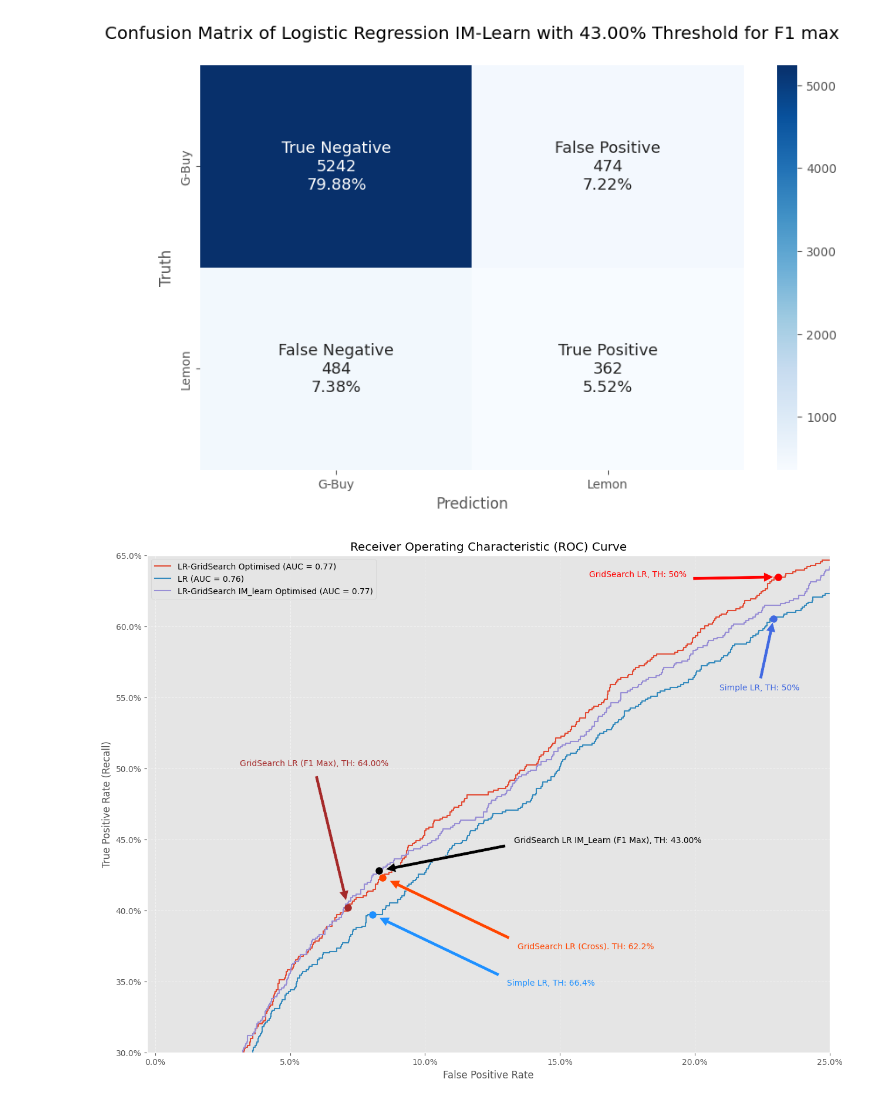
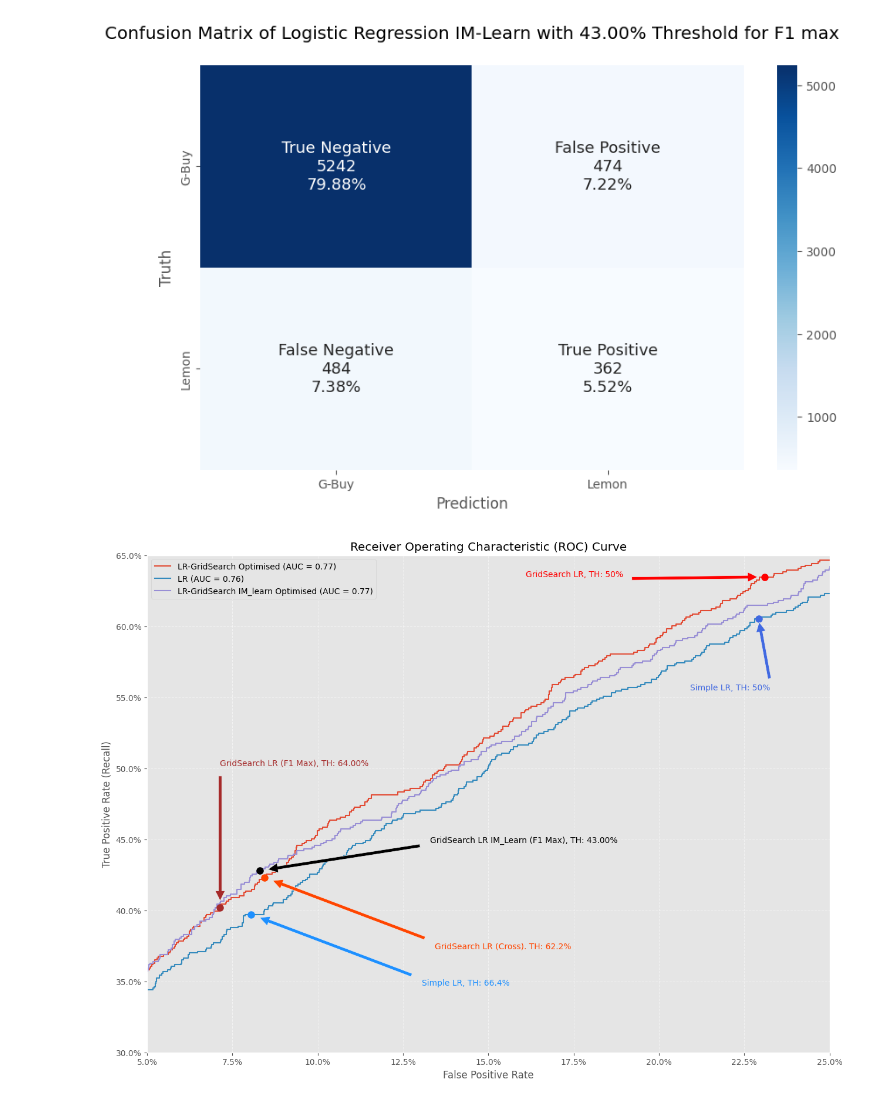
Before and after one commit to Joe-ElM/Used-Cars-Sales, a Jupyter notebook: Notebooks/4. LR Model.ipynb, the cells around one changed output. Cells and saved outputs as stored; diff of their text form; code cells hidden in the pictures.

Commit message:
last plot limits changed

```diff
--- a/Notebooks/4. LR Model.ipynb
+++ b/Notebooks/4. LR Model.ipynb
@@ -657,7 +657,7 @@ plt.gca().xaxis.set_major_formatter(ticker.PercentFormatter(xmax=1))
 plt.gca().yaxis.set_major_formatter(ticker.PercentFormatter(xmax=1))
 plt.legend()
 ax.grid(True, linestyle='--', alpha=0.5)
-ax.set_xlim(left=-0.003 , right=0.25)
+ax.set_xlim(left=0.05 , right=0.25)
 ax.set_ylim(bottom=0.3, top=0.65)
 
 
@@ -678,35 +678,35 @@ ax.annotate('Simple LR, TH: 66.4%', xy=(cm_fpr_lr_th, cm_recall_lr_th), xytext=(
             arrowprops=dict(facecolor='dodgerblue', shrink=0.05), color = 'dodgerblue'
             )
 # ----------------------------------------------------------------------------------
 # Optimised Grid LR 50% Threshold
 cm_fpr_lr_grid, cm_recall_lr_grid = fpr_tpr(y_test, pred_lr_grid)
 plt.plot(cm_fpr_lr_grid, cm_recall_lr_grid, 'o', ms=8, mec='red', mfc='red',mew=1)
 ax.annotate('GridSearch LR, TH: 50%', xy=(cm_fpr_lr_grid, cm_recall_lr_grid), xytext=(cm_fpr_lr_grid - 0.07, cm_recall_lr_grid ),
             arrowprops=dict(facecolor='red', shrink=0.05), color='red'
             )
 # ----------------------------------------------------------------------------------
 # Optimised Grid LR f1 optimised precision/recall cross
 cm_fpr_lr_grid_cross, cm_recall_lr_grid_cross = fpr_tpr(y_test, pred_proba_lr_grid_cross)
 plt.plot(cm_fpr_lr_grid_cross, cm_recall_lr_grid_cross, 'o', ms=8, mec='orangered', mfc='orangered',mew=1)
 ax.annotate('GridSearch LR (Cross). TH: 62.2%', xy=(cm_fpr_lr_grid_cross, cm_recall_lr_grid_cross), xytext=(cm_fpr_lr_grid_cross + 0.05, cm_recall_lr_grid_cross - 0.05),
             arrowprops=dict(facecolor='orangered', shrink=0.05), color='orangered'
             )
 # ----------------------------------------------------------------------------------
 # Optimised Grid LR f1 optimised
 cm_fpr_lr_grid_f1max, cm_recall_lr_grid_f1max = fpr_tpr(y_test, pred_proba_lr_grid_f1max)
 plt.plot(cm_fpr_lr_grid_f1max, cm_recall_lr_grid_f1max, 'o', ms=8, mec='brown', mfc='brown',mew=1)
-ax.annotate(f'GridSearch LR (F1 Max), TH: {max_f1_threshold:.2%}', xy=(cm_fpr_lr_grid_f1max, cm_recall_lr_grid_f1max), xytext=(cm_fpr_lr_grid_f1max - 0.04 , cm_recall_lr_grid_f1max + 0.1),
+ax.annotate(f'GridSearch LR (F1 Max), TH: {max_f1_threshold:.2%}', xy=(cm_fpr_lr_grid_f1max, cm_recall_lr_grid_f1max), xytext=(cm_fpr_lr_grid_f1max  , cm_recall_lr_grid_f1max + 0.1),
             arrowprops=dict(facecolor='brown', shrink=0.05), color='brown'
             )
 # ----------------------------------------------------------------------------------
 # Optimised Grid LR IM-Learn f1 optimised
 cm_fpr_lr_im_grid_f1max, cm_recall_lr_im_grid_f1max = fpr_tpr(y_test, pred_proba_lr_im_grid_f1max)
 plt.plot(cm_fpr_lr_im_grid_f1max, cm_recall_lr_im_grid_f1max, 'o', ms=8, mec='black', mfc='black',mew=1)
 ax.annotate(f'GridSearch LR IM_Learn (F1 Max), TH: {max_f1_im_threshold:.2%}', xy=(cm_fpr_lr_im_grid_f1max, cm_recall_lr_im_grid_f1max), xytext=(cm_fpr_lr_im_grid_f1max + 0.05, cm_recall_lr_im_grid_f1max + 0.02),
              arrowprops=dict(facecolor='black', shrink=0.05), color='black'
              );
 # %% [output]
-[figure, old version]
+[figure, new version]
 # %%
 # Save the model as it is quite demanding
 
```
